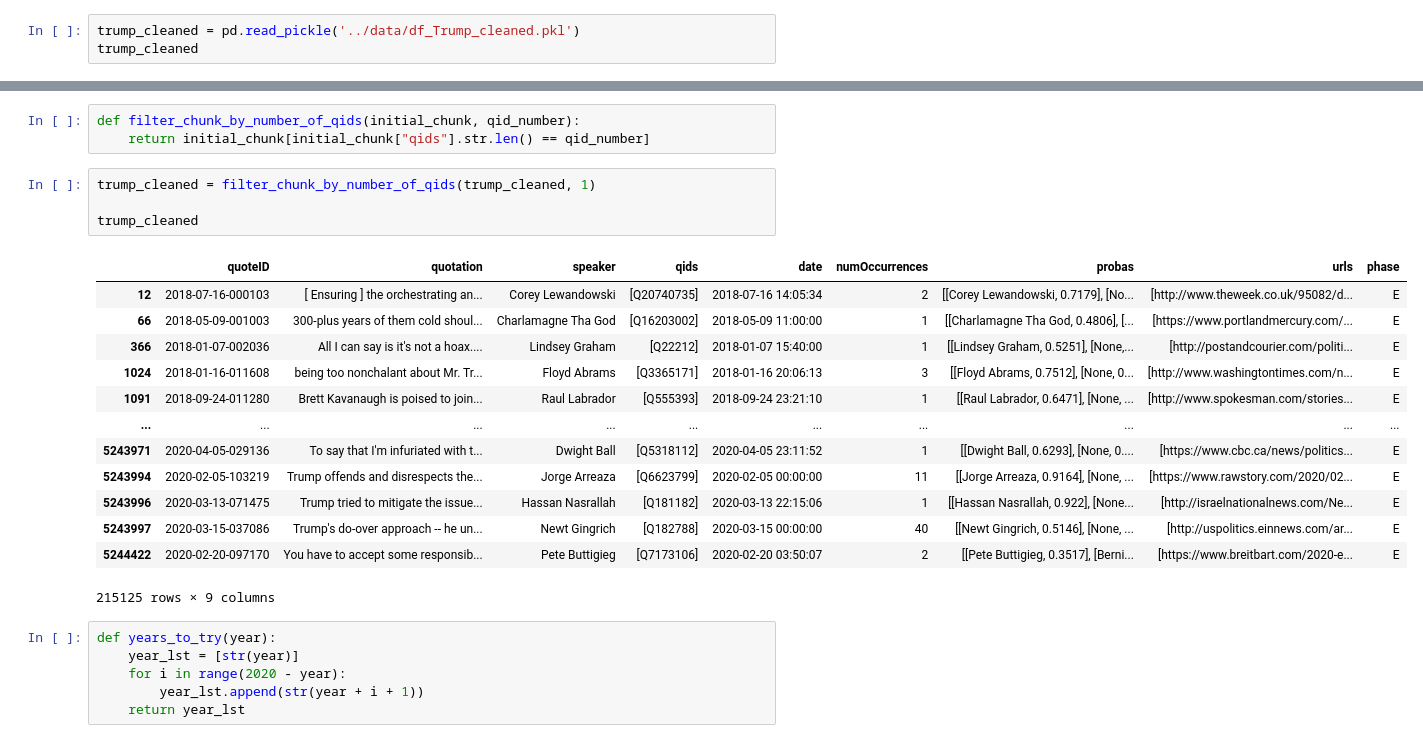
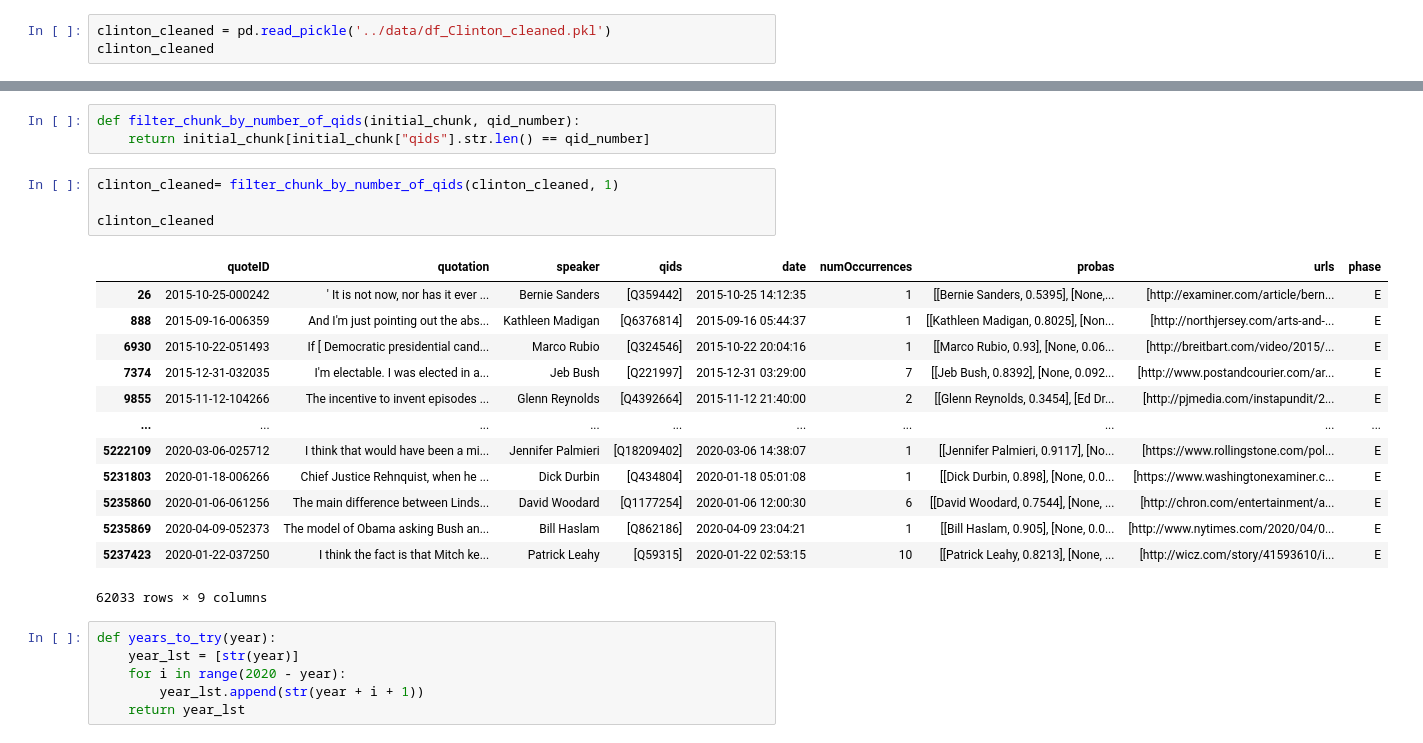
Before and after one commit to lucarossi9/Applied-Data-Analysis-project, a Jupyter notebook: data_transformation_notebooks/Map Dates.ipynb, the cells around one changed output, grey strips where cells are left out. Cells and saved outputs as stored; diff of their text form.

```diff
--- a/data_transformation_notebooks/Map Dates.ipynb
+++ b/data_transformation_notebooks/Map Dates.ipynb
@@ -70,7 +70,7 @@ quoteID_cleaned
 
  [131104 rows x 2 columns]}
 # %%
-trump_cleaned = pd.read_pickle('../data/df_Trump_cleaned.pkl')
-trump_cleaned
+clinton_cleaned = pd.read_pickle('../data/df_Clinton_cleaned.pkl')
+clinton_cleaned
 # %% [output]
 |  | quoteID | quotation | speaker | qids | date | numOccurrences | probas | urls | phase |
@@ -90,23 +90,23 @@ trump_cleaned
 def filter_chunk_by_number_of_qids(initial_chunk, qid_number):
     return initial_chunk[initial_chunk["qids"].str.len() == qid_number]
 # %%
-trump_cleaned = filter_chunk_by_number_of_qids(trump_cleaned, 1)
+clinton_cleaned= filter_chunk_by_number_of_qids(clinton_cleaned, 1)
 
-trump_cleaned
+clinton_cleaned
 # %% [output]
 |  | quoteID | quotation | speaker | qids | date | numOccurrences | probas | urls | phase |
-| 12 | 2018-07-16-000103 | [ Ensuring ] the orchestrating an... | Corey Lewandowski | [Q20740735] | 2018-07-16 14:05:34 | 2 | [[Corey Lewandowski, 0.7179], [No... | [http://www.theweek.co.uk/95082/d... | E |
-| 66 | 2018-05-09-001003 | 300-plus years of them cold shoul... | Charlamagne Tha God | [Q16203002] | 2018-05-09 11:00:00 | 1 | [[Charlamagne Tha God, 0.4806], [... | [https://www.portlandmercury.com/... | E |
-| 366 | 2018-01-07-002036 | All I can say is it's not a hoax.... | Lindsey Graham | [Q22212] | 2018-01-07 15:40:00 | 1 | [[Lindsey Graham, 0.5251], [None,... | [http://postandcourier.com/politi... | E |
-| 1024 | 2018-01-16-011608 | being too nonchalant about Mr. Tr... | Floyd Abrams | [Q3365171] | 2018-01-16 20:06:13 | 3 | [[Floyd Abrams, 0.7512], [None, 0... | [http://www.washingtontimes.com/n... | E |
-| 1091 | 2018-09-24-011280 | Brett Kavanaugh is poised to join... | Raul Labrador | [Q555393] | 2018-09-24 23:21:10 | 1 | [[Raul Labrador, 0.6471], [None, ... | [http://www.spokesman.com/stories... | E |
+| 26 | 2015-10-25-000242 | ' It is not now, nor has it ever ... | Bernie Sanders | [Q359442] | 2015-10-25 14:12:35 | 1 | [[Bernie Sanders, 0.5395], [None,... | [http://examiner.com/article/bern... | E |
+| 888 | 2015-09-16-006359 | And I'm just pointing out the abs... | Kathleen Madigan | [Q6376814] | 2015-09-16 05:44:37 | 1 | [[Kathleen Madigan, 0.8025], [Non... | [http://northjersey.com/arts-and-... | E |
+| 6930 | 2015-10-22-051493 | If [ Democratic presidential cand... | Marco Rubio | [Q324546] | 2015-10-22 20:04:16 | 1 | [[Marco Rubio, 0.93], [None, 0.06... | [http://breitbart.com/video/2015/... | E |
+| 7374 | 2015-12-31-032035 | I'm electable. I was elected in a... | Jeb Bush | [Q221997] | 2015-12-31 03:29:00 | 7 | [[Jeb Bush, 0.8392], [None, 0.092... | [http://www.postandcourier.com/ar... | E |
+| 9855 | 2015-11-12-104266 | The incentive to invent episodes ... | Glenn Reynolds | [Q4392664] | 2015-11-12 21:40:00 | 2 | [[Glenn Reynolds, 0.3454], [Ed Dr... | [http://pjmedia.com/instapundit/2... | E |
 | ... | ... | ... | ... | ... | ... | ... | ... | ... | ... |
-| 5243971 | 2020-04-05-029136 | To say that I'm infuriated with t... | Dwight Ball | [Q5318112] | 2020-04-05 23:11:52 | 1 | [[Dwight Ball, 0.6293], [None, 0.... | [https://www.cbc.ca/news/politics... | E |
-| 5243994 | 2020-02-05-103219 | Trump offends and disrespects the... | Jorge Arreaza | [Q6623799] | 2020-02-05 00:00:00 | 11 | [[Jorge Arreaza, 0.9164], [None, ... | [https://www.rawstory.com/2020/02... | E |
-| 5243996 | 2020-03-13-071475 | Trump tried to mitigate the issue... | Hassan Nasrallah | [Q181182] | 2020-03-13 22:15:06 | 1 | [[Hassan Nasrallah, 0.922], [None... | [http://israelnationalnews.com/Ne... | E |
-| 5243997 | 2020-03-15-037086 | Trump's do-over approach -- he un... | Newt Gingrich | [Q182788] | 2020-03-15 00:00:00 | 40 | [[Newt Gingrich, 0.5146], [None, ... | [http://uspolitics.einnews.com/ar... | E |
-| 5244422 | 2020-02-20-097170 | You have to accept some responsib... | Pete Buttigieg | [Q7173106] | 2020-02-20 03:50:07 | 2 | [[Pete Buttigieg, 0.3517], [Berni... | [https://www.breitbart.com/2020-e... | E |
+| 5222109 | 2020-03-06-025712 | I think that would have been a mi... | Jennifer Palmieri | [Q18209402] | 2020-03-06 14:38:07 | 1 | [[Jennifer Palmieri, 0.9117], [No... | [https://www.rollingstone.com/pol... | E |
+| 5231803 | 2020-01-18-006266 | Chief Justice Rehnquist, when he ... | Dick Durbin | [Q434804] | 2020-01-18 05:01:08 | 1 | [[Dick Durbin, 0.898], [None, 0.0... | [https://www.washingtonexaminer.c... | E |
+| 5235860 | 2020-01-06-061256 | The main difference between Linds... | David Woodard | [Q1177254] | 2020-01-06 12:00:30 | 6 | [[David Woodard, 0.7544], [None, ... | [http://chron.com/entertainment/a... | E |
+| 5235869 | 2020-04-09-052373 | The model of Obama asking Bush an... | Bill Haslam | [Q862186] | 2020-04-09 23:04:21 | 1 | [[Bill Haslam, 0.905], [None, 0.0... | [http://www.nytimes.com/2020/04/0... | E |
+| 5237423 | 2020-01-22-037250 | I think the fact is that Mitch ke... | Patrick Leahy | [Q59315] | 2020-01-22 02:53:15 | 10 | [[Patrick Leahy, 0.8213], [None, ... | [http://wicz.com/story/41593610/i... | E |
-215125 rows × 9 columns
+62033 rows × 9 columns
 # %%
 def years_to_try(year):
     year_lst = [str(year)]
```
Also changed, not shown: parts of 15 cells of this notebook.
